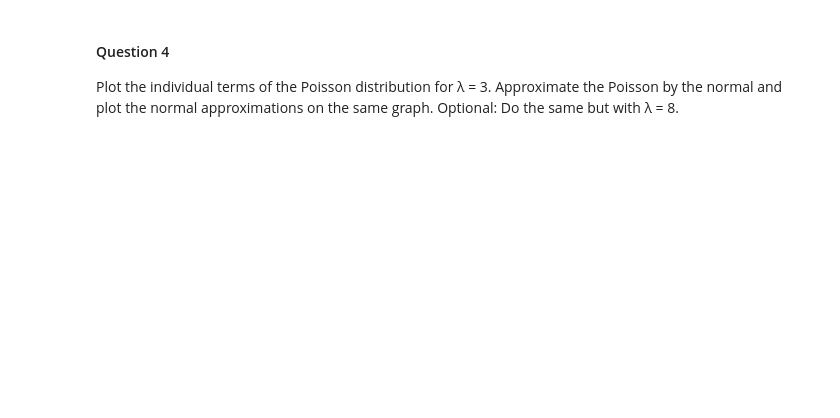
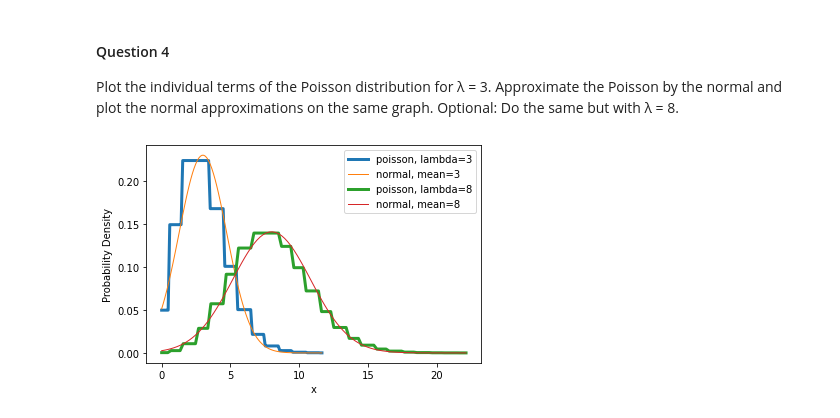
Before and after one commit to astridbg/geo4300, a Jupyter notebook: ex1_probability_distributions.ipynb, the cells around one changed output. Drawn from its saved outputs; the diff is of its cells as text; code cells hidden in the pictures; blank space fills up the shorter version.

```diff
--- a/ex1_probability_distributions.ipynb
+++ b/ex1_probability_distributions.ipynb
@@ -357,3 +468,17 @@ well prepared to tackle the problems associated with a 10-year flood and that th
 worry about for the next 9 years. In 10th year, when the flood will occur as he says, the local
 flood protection authority will have prepared everything. Compute the probability that the
 politician actually is right and that the 10-year flood occurs in tenth year for the first time.
+# %%
+p = 0.10 # Probability of a ten year flood (constant)
+x = 1    # Number of flood occurence
+n = 10   # Number of years
+
+# Finding the probabilility of the flood occuring one time in the next ten year
+prob_one_flood = binom.pmf(x,n,p)
+
+# I have know found the probability of only flood occuring any year in the next ten years.
+# However, the scenario where the flood occures in the last year is only one of the ten possible scenarios.
+# To find the probability of the flood occuring the last year, I divide by number of years.
+prob_last_year = prob_one_flood/n
+
+print('The probability that the flood occurs in the tenth year for the first time is: %0.2f percent' %(prob_last_year*100))
@@ -381,3 +539,16 @@ f) In which interval (centred on the mean) would 50 % of the flows fall?
 # %% [markdown]
 #### Question 4
 Plot the individual terms of the Poisson distribution for λ  = 3. Approximate the Poisson by the normal and plot the normal approximations on the same graph. Optional: Do the same but with λ = 8.
+# %%
+for lambd in [3.,8.]:
+    my_mean = lambd
+    my_std = np.sqrt(lambd)
+    x = np.linspace(0,my_mean+5*my_std,100)
+    #plt.scatter(x,poisson.pmf(np.round(x),lambd))#, linewidth=3, label='poisson, lambda=%.0f' %lambd)
+    plt.plot(x,poisson.pmf(np.round(x),lambd), linewidth=3, label='poisson, lambda=%.0f' %lambd)
+    plt.plot(x,norm.pdf(x,my_mean,my_std), linewidth=1, label= 'normal, mean=%.0f' %lambd)
+    plt.xlabel('x')
+    plt.ylabel('Probability Density')
+    plt.legend()
+# %% [output]
+[figure, added]
```
Also changed, not shown: parts of 12 cells of this notebook.
